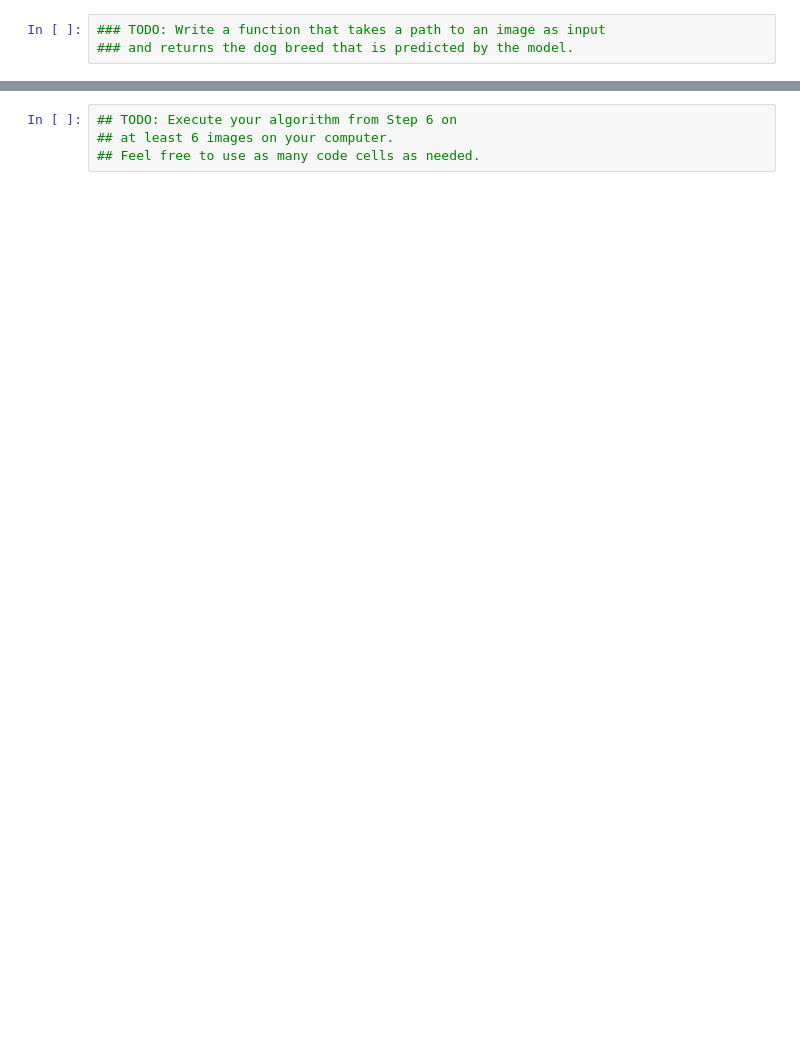
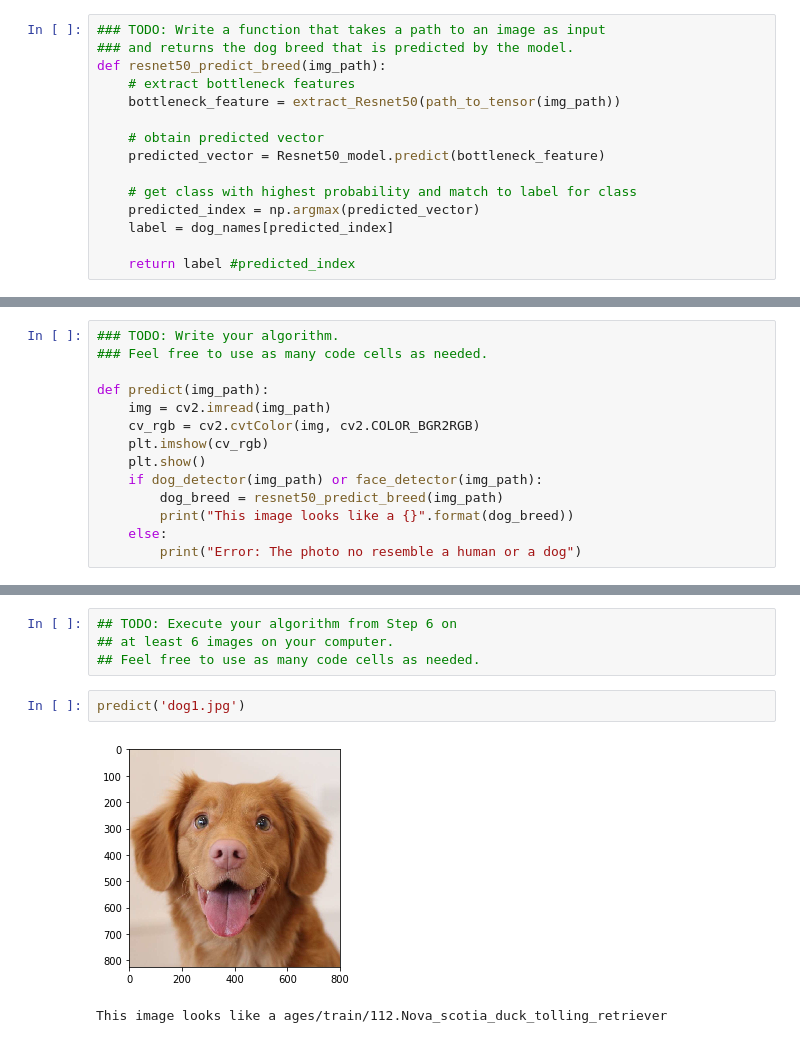
Before and after one commit to Akarapat/DS_Nanodegree_dog, a Jupyter notebook: dog_app.ipynb, the cells around one changed output, grey strips where cells are left out. Saved outputs shown, nothing was run; the diff lists cells and outputs as text; blank space fills up the shorter version.

```diff
--- a/dog_app.ipynb
+++ b/dog_app.ipynb
@@ -710,6 +710,18 @@ where `{network}`, in the above filename, should be one of `VGG19`, `Resnet50`,
 # %%
 ### TODO: Write a function that takes a path to an image as input
 ### and returns the dog breed that is predicted by the model.
+def resnet50_predict_breed(img_path):
+    # extract bottleneck features
+    bottleneck_feature = extract_Resnet50(path_to_tensor(img_path))
+
+    # obtain predicted vector
+    predicted_vector = Resnet50_model.predict(bottleneck_feature)
+
+    # get class with highest probability and match to label for class
+    predicted_index = np.argmax(predicted_vector)
+    label = dog_names[predicted_index]
+
+    return label #predicted_index
 # %% [markdown]
 ---
 <a id='step6'></a>
@@ -734,3 +743,17 @@ This photo looks like an Afghan Hound.
+# %%
+### TODO: Write your algorithm.
+### Feel free to use as many code cells as needed.
+
+def predict(img_path):
+    img = cv2.imread(img_path)
+    cv_rgb = cv2.cvtColor(img, cv2.COLOR_BGR2RGB)
+    plt.imshow(cv_rgb)
+    plt.show()
+    if dog_detector(img_path) or face_detector(img_path):
+        dog_breed = resnet50_predict_breed(img_path)
+        print("This image looks like a {}".format(dog_breed))
+    else:
+        print("Error: The photo no resemble a human or a dog")
 # %% [markdown]
 ---
 <a id='step7'></a>
@@ -749,3 +772,8 @@ __Answer:__
 ## TODO: Execute your algorithm from Step 6 on
 ## at least 6 images on your computer.
 ## Feel free to use as many code cells as needed.
+# %%
+predict('dog1.jpg')
+# %% [output]
+[figure, added]
+This image looks like a ages/train/112.Nova_scotia_duck_tolling_retriever
```
Also changed, not shown: parts of 14 cells of this notebook, 4 other files.
